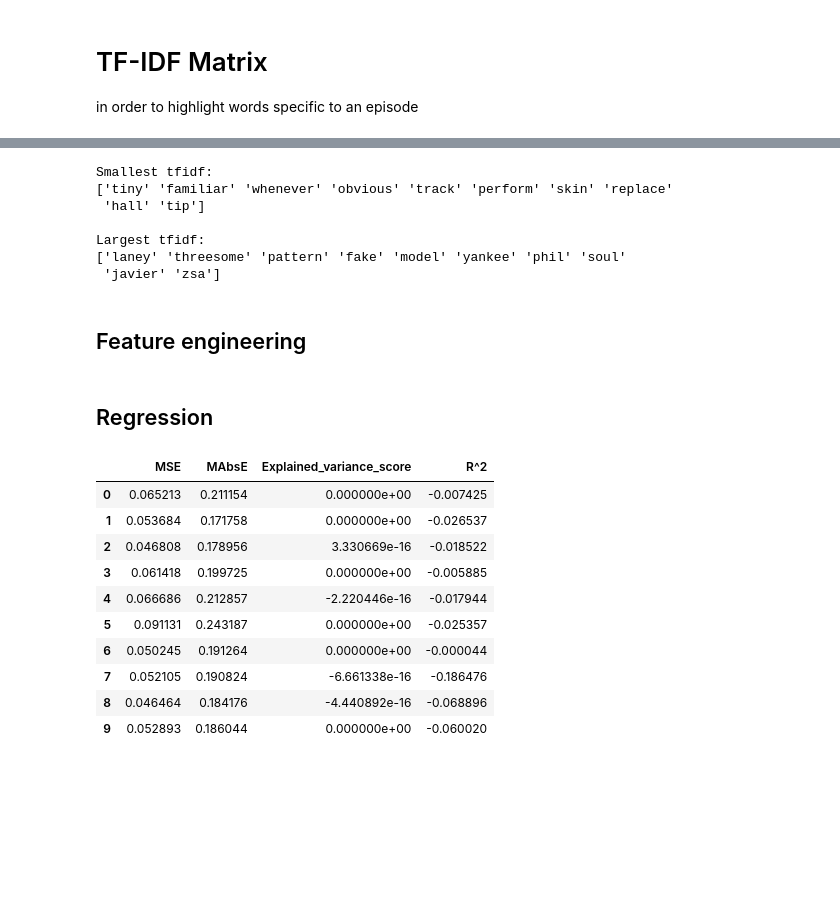
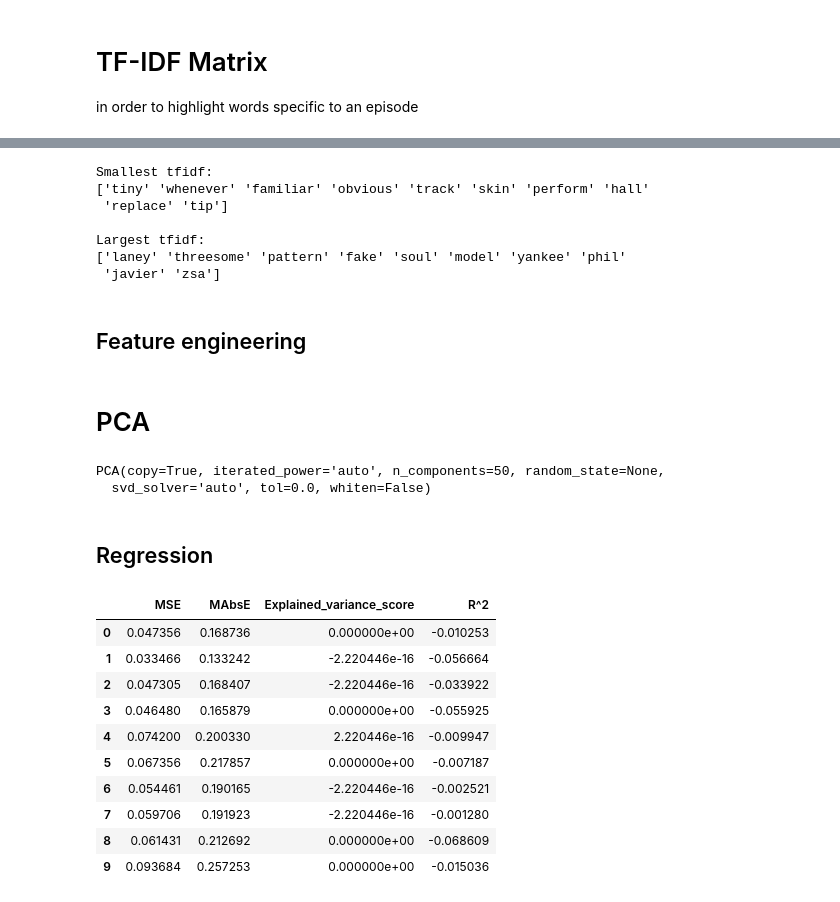
Before and after one commit to ranilovi/SATC_rating_prediction, a Jupyter notebook: text_processing.ipynb, the cells around one changed output, grey strips where cells are left out. Drawn from its saved outputs; the diff is of its cells as text; code cells hidden in the pictures; blank space fills up the shorter version.

```diff
--- a/text_processing.ipynb
+++ b/text_processing.ipynb
@@ -111,7 +111,7 @@ plt.show()
 #adding oh, nan and na to the list of stopwords, as well as the names of the main characters
 #main_chars = ["charlotte","samantha","carrie","miranda"]
 new_stopw = stopw + ["oh","nan","name"] #+ main_chars
-satc_all_lines_w_rating["w_o_stopwords_2"] = [[token for token in line if token not in new_stopw] for line in satc_all_lines_w_rating.tokenized]
+satc_all_lines_w_rating["w_o_stopwords_2"] = [[token for token in line if token not in new_stopw if len(token)>2] for line in satc_all_lines_w_rating.tokenized]
 
 
 all_words = []
@@ -246,11 +259,11 @@ print('Smallest tfidf:\n{}\n'.format(feature_names[sorted_tfidf_index[:10]]))
 print('Largest tfidf: \n{}'.format(feature_names[sorted_tfidf_index[:-11:-1]]))
 # %% [output]
 Smallest tfidf:
-['tiny' 'familiar' 'whenever' 'obvious' 'track' 'perform' 'skin' 'replace'
- 'hall' 'tip']
+['tiny' 'whenever' 'familiar' 'obvious' 'track' 'skin' 'perform' 'hall'
+ 'replace' 'tip']
 
 Largest tfidf:
-['laney' 'threesome' 'pattern' 'fake' 'model' 'yankee' 'phil' 'soul'
+['laney' 'threesome' 'pattern' 'fake' 'soul' 'model' 'yankee' 'phil'
  'javier' 'zsa']
 # %% [markdown]
 ## Feature engineering
@@ -273,6 +286,17 @@ def get_features(method ='tf', k=100):
     return list(top_k)
 # %%
 features_words = get_features('tfidf',50)
+# %% [markdown]
+# PCA
+# %%
+#only keep 95% of vars
+from sklearn.decomposition import PCA
+
+pca = PCA(n_components=50)
+pca
+# %% [output]
+PCA(copy=True, iterated_power='auto', n_components=50, random_state=None,
+  svd_solver='auto', tol=0.0, whiten=False)
 # %% [markdown]
 ## Regression
 # %%
@@ -299,6 +323,9 @@ for i in range (num_run):
 
     # separate datasets into training and test datasets once, no folding
     features_train, features_test, target_train, target_test = train_test_split(features, target, test_size=0.3)
+    features_train_pca = pca.fit_transform(features_train)
+    features_test_pca = pca.transform(features_test)
+
 
     # train the features and target datasets and fit to a model
     trained_lm = lm.fit(features_train, target_train)
@@ -312,20 +339,48 @@ for i in range (num_run):
             metrics.mean_absolute_error (target_test, target_pred_test),
             metrics.explained_variance_score(target_test, target_pred_test),
             metrics.r2_score(target_test, target_pred_test)]
+# %%
+from sklearn.model_selection import train_test_split
+import sklearn.metrics as metrics
+
+cms_pca={}
+labels = satc_tfidf['Rating'].unique()
+num_run = 10
+
+for i in range (num_run):
+
+    # separate datasets into training and test datasets once, no folding
+    features_train, features_test, target_train, target_test = train_test_split(features, target, test_size=0.3)
+    features_train_pca = pca.fit_transform(features_train)
+    features_test_pca = pca.transform(features_test)
+
+
+    # train the features and target datasets and fit to a model
+    trained_lm = lm.fit(features_train_pca, target_train)
+
+
+    # predict target with feature test set using trained model
+    target_pred_train = list(trained_lm.predict(features_train_pca))
+    target_pred_test = list(trained_lm.predict(features_test_pca))
+
+    cms_pca[i]=[metrics.mean_squared_error(target_test, target_pred_test),
+            metrics.mean_absolute_error (target_test, target_pred_test),
+            metrics.explained_variance_score(target_test, target_pred_test),
+            metrics.r2_score(target_test, target_pred_test)]
 # %%
-pd.DataFrame.from_dict(data=cms,orient='index',columns=['MSE','MAbsE', 'Explained_variance_score','R^2'])
+pd.DataFrame.from_dict(data=cms_pca,orient='index',columns=['MSE','MAbsE', 'Explained_variance_score','R^2'])
 # %% [output]
 |  | MSE | MAbsE | Explained_variance_score | R^2 |
-| 0 | 0.065213 | 0.211154 | 0.000000e+00 | -0.007425 |
-| 1 | 0.053684 | 0.171758 | 0.000000e+00 | -0.026537 |
-| 2 | 0.046808 | 0.178956 | 3.330669e-16 | -0.018522 |
-| 3 | 0.061418 | 0.199725 | 0.000000e+00 | -0.005885 |
-| 4 | 0.066686 | 0.212857 | -2.220446e-16 | -0.017944 |
-| 5 | 0.091131 | 0.243187 | 0.000000e+00 | -0.025357 |
-| 6 | 0.050245 | 0.191264 | 0.000000e+00 | -0.000044 |
-| 7 | 0.052105 | 0.190824 | -6.661338e-16 | -0.186476 |
-| 8 | 0.046464 | 0.184176 | -4.440892e-16 | -0.068896 |
-| 9 | 0.052893 | 0.186044 | 0.000000e+00 | -0.060020 |
+| 0 | 0.047356 | 0.168736 | 0.000000e+00 | -0.010253 |
+| 1 | 0.033466 | 0.133242 | -2.220446e-16 | -0.056664 |
+| 2 | 0.047305 | 0.168407 | -2.220446e-16 | -0.033922 |
+| 3 | 0.046480 | 0.165879 | 0.000000e+00 | -0.055925 |
+| 4 | 0.074200 | 0.200330 | 2.220446e-16 | -0.009947 |
+| 5 | 0.067356 | 0.217857 | 0.000000e+00 | -0.007187 |
+| 6 | 0.054461 | 0.190165 | -2.220446e-16 | -0.002521 |
+| 7 | 0.059706 | 0.191923 | -2.220446e-16 | -0.001280 |
+| 8 | 0.061431 | 0.212692 | 0.000000e+00 | -0.068609 |
+| 9 | 0.093684 | 0.257253 | 0.000000e+00 | -0.015036 |
 # %%
 pd.DataFrame(target_test, target_pred_test)
 # %% [output]
```
Also changed, not shown: parts of 32 cells of this notebook.
